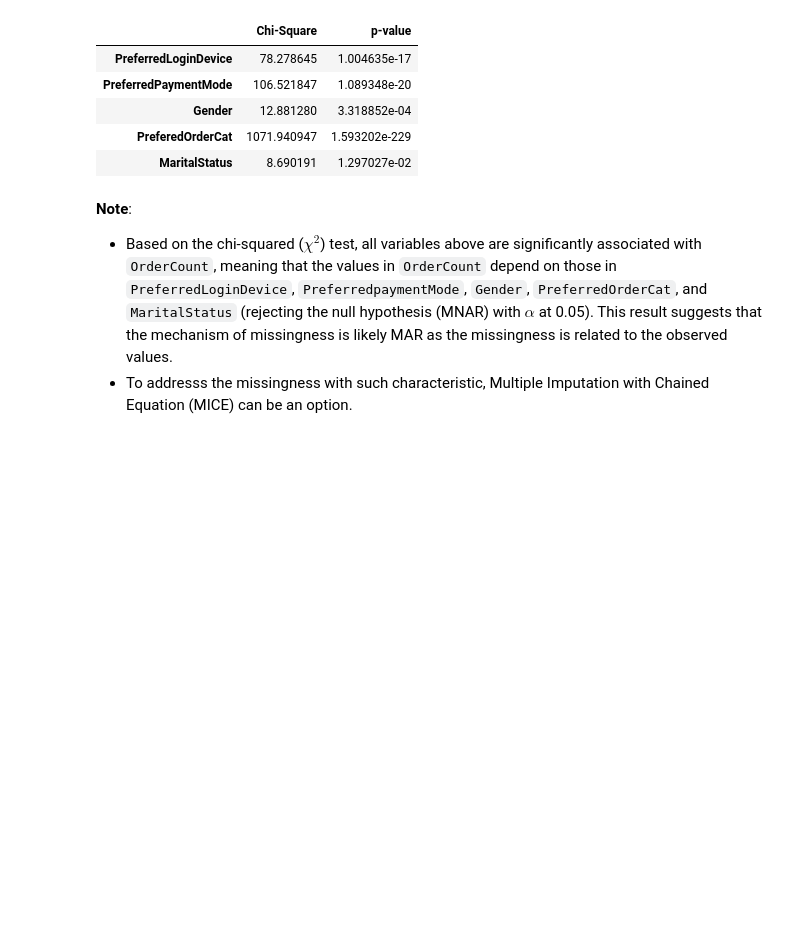
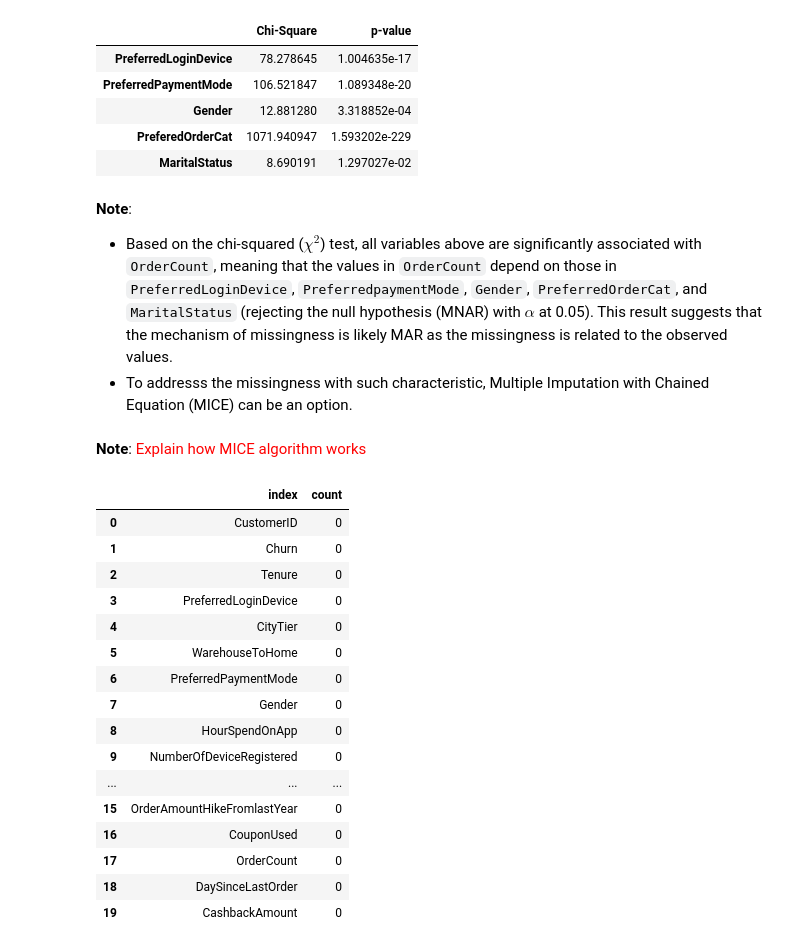
Before and after one commit to LingAdeu/customer-churn-prediction, a Jupyter notebook: notebook/notebook.ipynb, the cells around one changed output. Saved outputs shown, nothing was run; the diff lists cells and outputs as text; code cells hidden in the pictures; blank space fills up the shorter version.

```diff
--- a/notebook/notebook.ipynb
+++ b/notebook/notebook.ipynb
@@ -339,0 +357,23 @@ display(chi2_results_df)
+# %% [markdown]
+**Note**: <span style='color:red'>Explain how MICE algorithm works</span>
+# %%
+# check missing values
+df.isna().sum().reset_index(name='count')
+# %% [output]
+|  | index | count |
+| 0 | CustomerID | 0 |
+| 1 | Churn | 0 |
+| 2 | Tenure | 0 |
+| 3 | PreferredLoginDevice | 0 |
+| 4 | CityTier | 0 |
+| 5 | WarehouseToHome | 0 |
+| 6 | PreferredPaymentMode | 0 |
+| 7 | Gender | 0 |
+| 8 | HourSpendOnApp | 0 |
+| 9 | NumberOfDeviceRegistered | 0 |
+| ... | ... | ... |
+| 15 | OrderAmountHikeFromlastYear | 0 |
+| 16 | CouponUsed | 0 |
+| 17 | OrderCount | 0 |
+| 18 | DaySinceLastOrder | 0 |
+| 19 | CashbackAmount | 0 |
```
Also changed, not shown: parts of 8 cells of this notebook, 1 other file.
